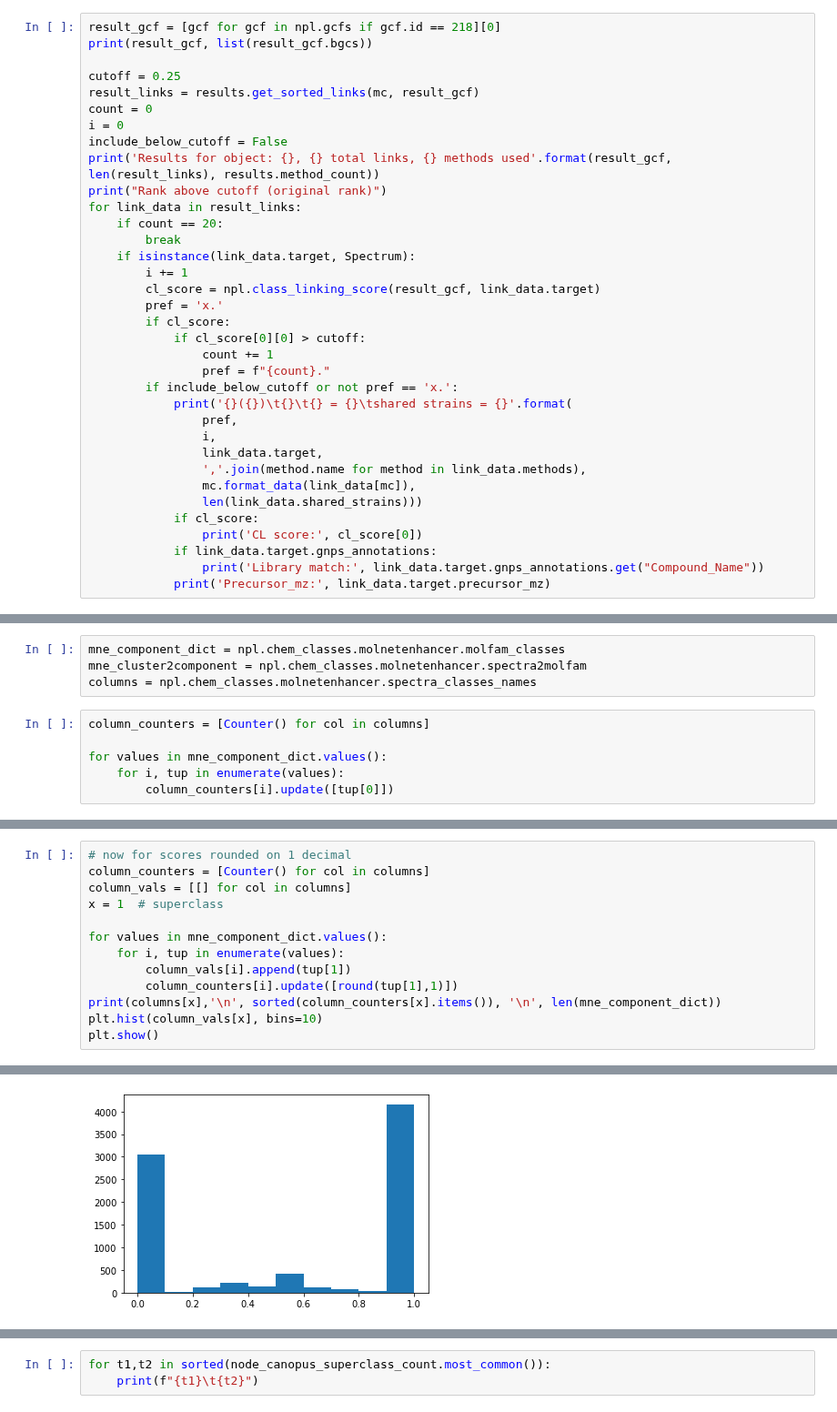
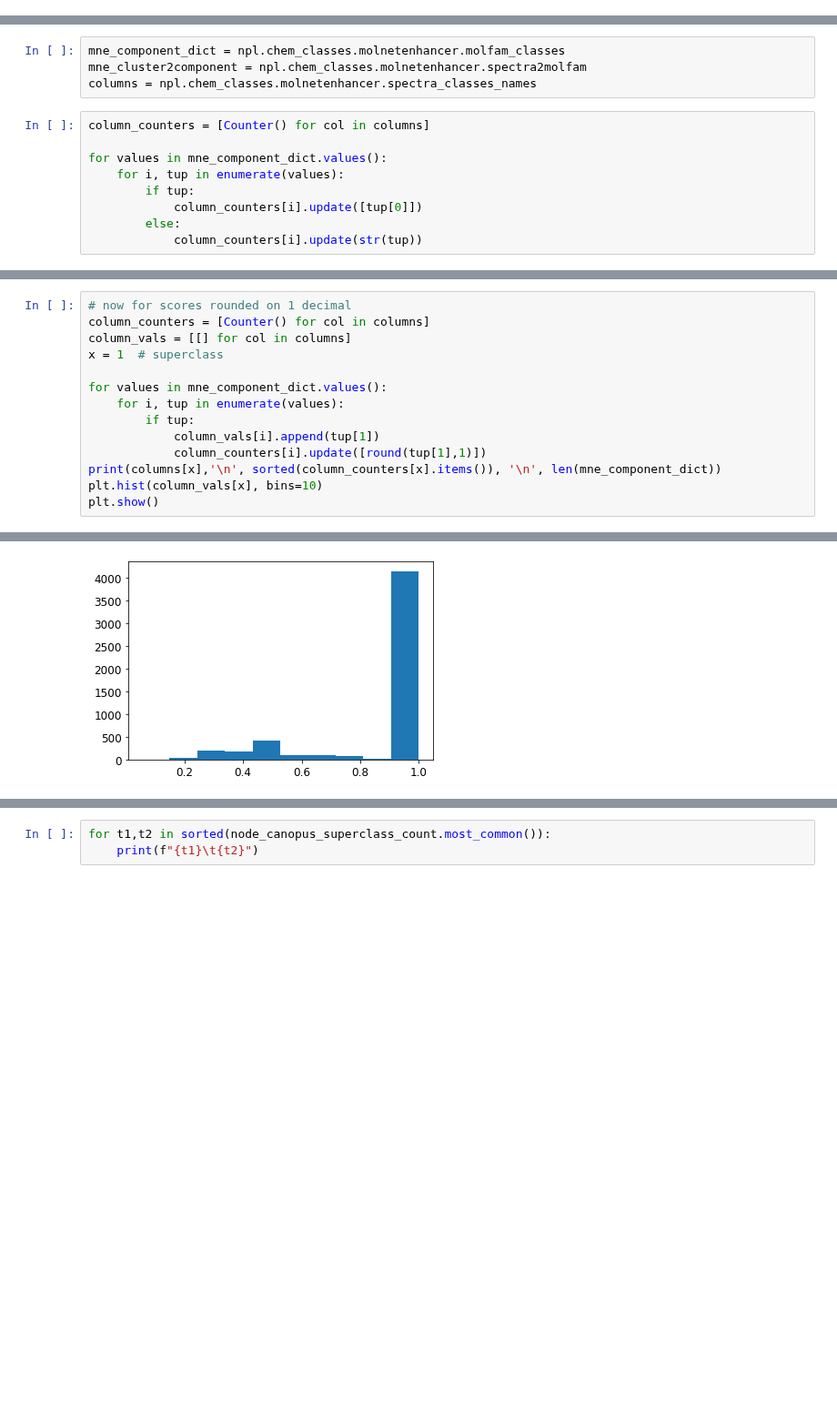
Before and after one commit to NPLinker/nplinker, a Jupyter notebook: notebooks/npclassscore_linking/analysis-Crusemann.ipynb, the cells around one changed output, grey strips where cells are left out. Shown at 91% size. Saved outputs shown, nothing was run; the diff lists cells and outputs as text; blank space fills up the shorter version.

Commit message:
Rerun after bugfix and advance known links

```diff
--- a/notebooks/npclassscore_linking/analysis-Crusemann.ipynb
+++ b/notebooks/npclassscore_linking/analysis-Crusemann.ipynb
@@ -1146,35 +1574,0 @@ Counter({GCF(id=212, class=NRPS, gcf_id=3444, strains=1): 1, GCF(id=218, class=N
-# %%
-result_gcf = [gcf for gcf in npl.gcfs if gcf.id == 218][0]
-print(result_gcf, list(result_gcf.bgcs))
-
-cutoff = 0.25
-result_links = results.get_sorted_links(mc, result_gcf)
-count = 0
-i = 0
-include_below_cutoff = False
-print('Results for object: {}, {} total links, {} methods used'.format(result_gcf, len(result_links), results.method_count))
-print("Rank above cutoff (original rank)")
-for link_data in result_links:
-    if count == 20:
-        break
-    if isinstance(link_data.target, Spectrum):
-        i += 1
-        cl_score = npl.class_linking_score(result_gcf, link_data.target)
-        pref = 'x.'
-        if cl_score:
-            if cl_score[0][0] > cutoff:
-                count += 1
-                pref = f"{count}."
-        if include_below_cutoff or not pref == 'x.':
-            print('{}({})\t{}\t{} = {}\tshared strains = {}'.format(
-                pref,
-                i,
-                link_data.target,
-                ','.join(method.name for method in link_data.methods),
-                mc.format_data(link_data[mc]),
-                len(link_data.shared_strains)))
-            if cl_score:
-                print('CL score:', cl_score[0])
-            if link_data.target.gnps_annotations:
-                print('Library match:', link_data.target.gnps_annotations.get("Compound_Name"))
-            print('Precursor_mz:', link_data.target.precursor_mz)
@@ -1207,7 +1583,10 @@ column_counters = [Counter() for col in columns]
 
 for values in mne_component_dict.values():
     for i, tup in enumerate(values):
-        column_counters[i].update([tup[0]])
+        if tup:
+            column_counters[i].update([tup[0]])
+        else:
+            column_counters[i].update(str(tup))
 # %%
 columns[1], column_counters[1], len(mne_component_dict)
 # %% [output]
@@ -1236,8 +1614,9 @@ x = 1  # superclass
 
 for values in mne_component_dict.values():
     for i, tup in enumerate(values):
-        column_vals[i].append(tup[1])
-        column_counters[i].update([round(tup[1],1)])
+        if tup:
+            column_vals[i].append(tup[1])
+            column_counters[i].update([round(tup[1],1)])
 print(columns[x],'\n', sorted(column_counters[x].items()), '\n', len(mne_component_dict))
 plt.hist(column_vals[x], bins=10)
 plt.show()
@@ -1248,4 +1627,4 @@ cf_superclass
-[figure, old version]
+[figure, new version]
 # %%
 # nodes with a superclass
 node_superclass_counts = Counter()
```
Also changed, not shown: parts of 76 cells of this notebook, 2 other files.
